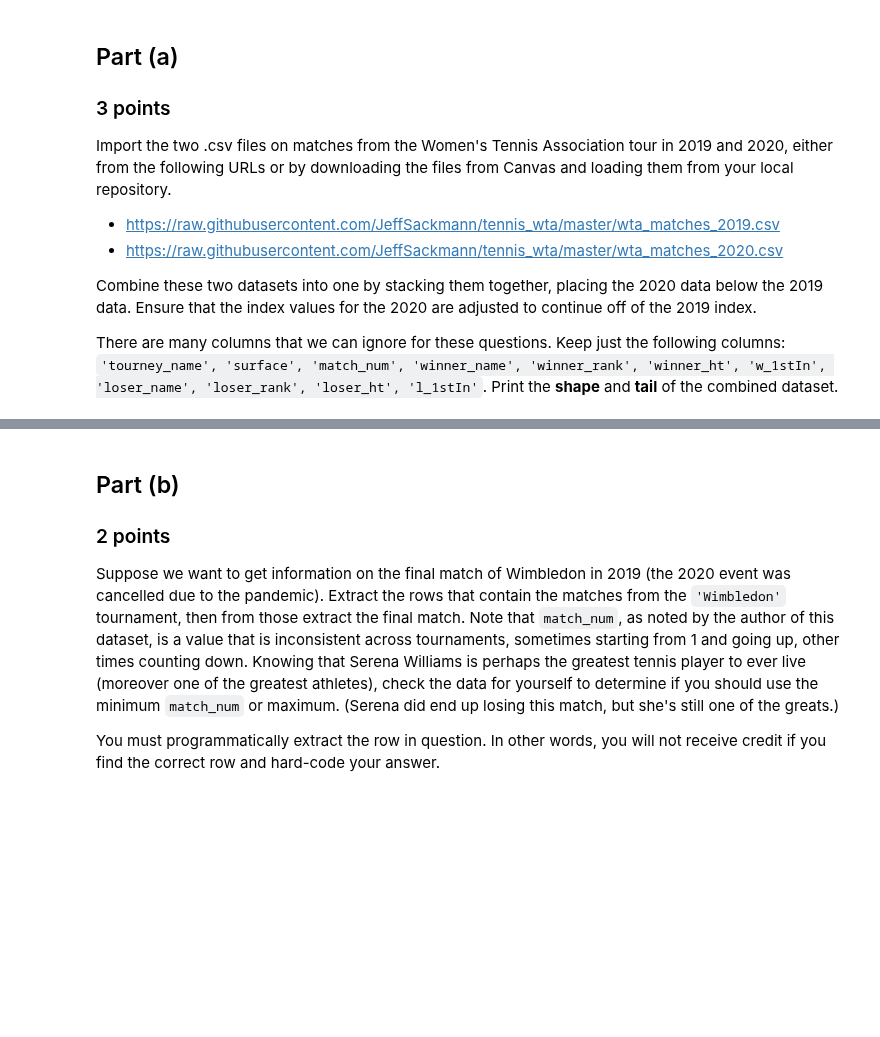
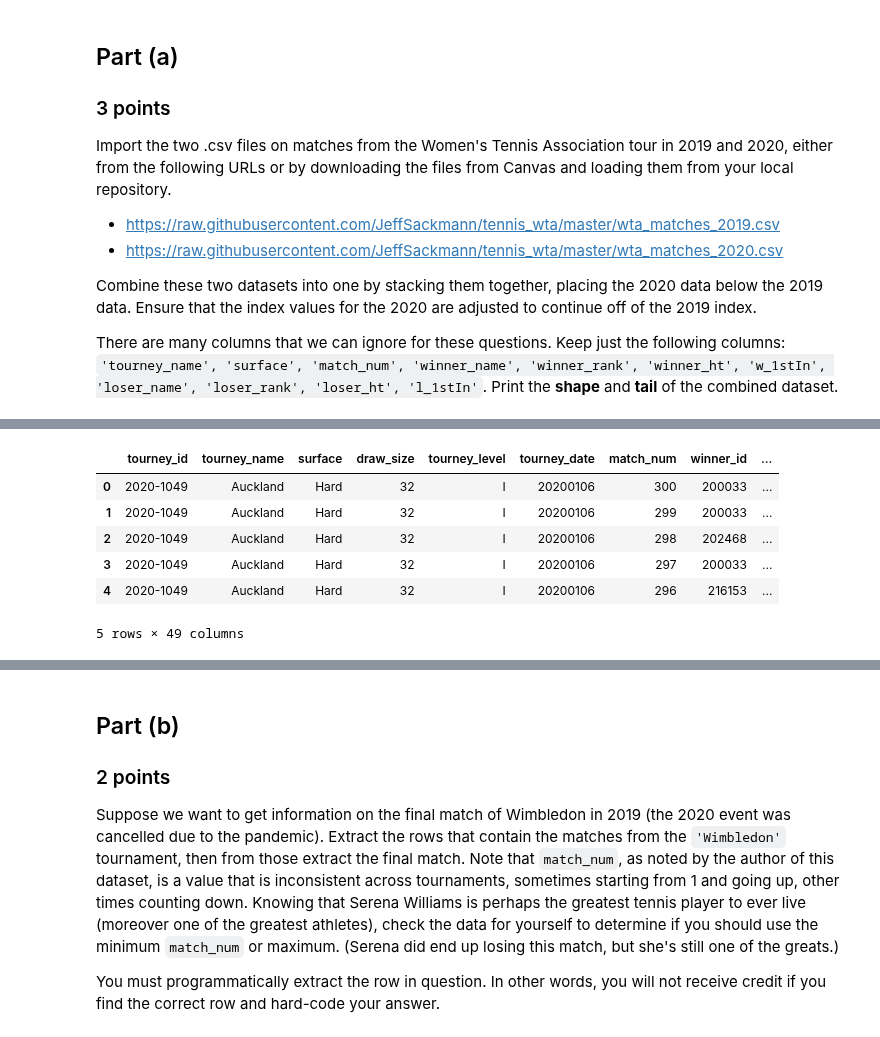
Before and after one commit to DuncanFerguson/GITHUB_REPOSITORY, a Jupyter notebook: DU_MSDS/Data Science Tools 1/Final_Assignment/Duncan_Ferguson_Final Assignment.ipynb, the cells around one changed output, grey strips where cells are left out. Cells and saved outputs as stored; diff of their text form; code cells hidden in the pictures; blank space fills up the shorter version.

```diff
--- a/DU_MSDS/Data Science Tools 1/Final_Assignment/Duncan_Ferguson_Final Assignment.ipynb
+++ b/DU_MSDS/Data Science Tools 1/Final_Assignment/Duncan_Ferguson_Final Assignment.ipynb
@@ -233,0 +244,12 @@ There are many columns that we can ignore for these questions. Keep just the fol
+# %%
+wta_2020 = pd.read_csv('wta_matches_2020.csv')
+# wta_2020.sort_values(by=['tourney_date'], inplace=True, ascending=True)
+wta_2020.head()
+# %% [output]
+|  | tourney_id | tourney_name | surface | draw_size | tourney_level | tourney_date | match_num | winner_id | ... |
+| 0 | 2020-1049 | Auckland | Hard | 32 | I | 20200106 | 300 | 200033 | ... |
+| 1 | 2020-1049 | Auckland | Hard | 32 | I | 20200106 | 299 | 200033 | ... |
+| 2 | 2020-1049 | Auckland | Hard | 32 | I | 20200106 | 298 | 202468 | ... |
+| 3 | 2020-1049 | Auckland | Hard | 32 | I | 20200106 | 297 | 200033 | ... |
+| 4 | 2020-1049 | Auckland | Hard | 32 | I | 20200106 | 296 | 216153 | ... |
+5 rows × 49 columns
```
Also changed, not shown: parts of 3 cells of this notebook, 2 other files.
